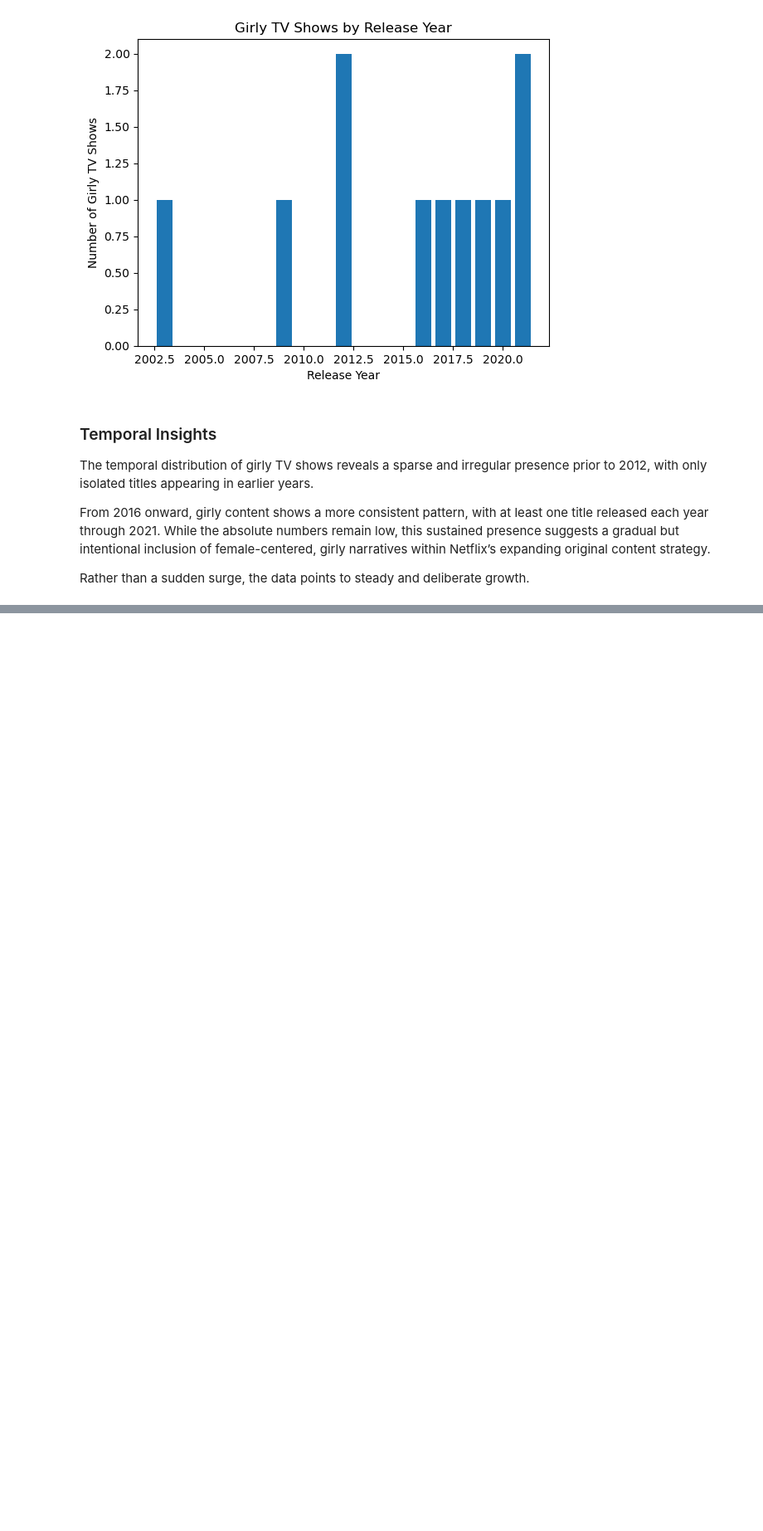
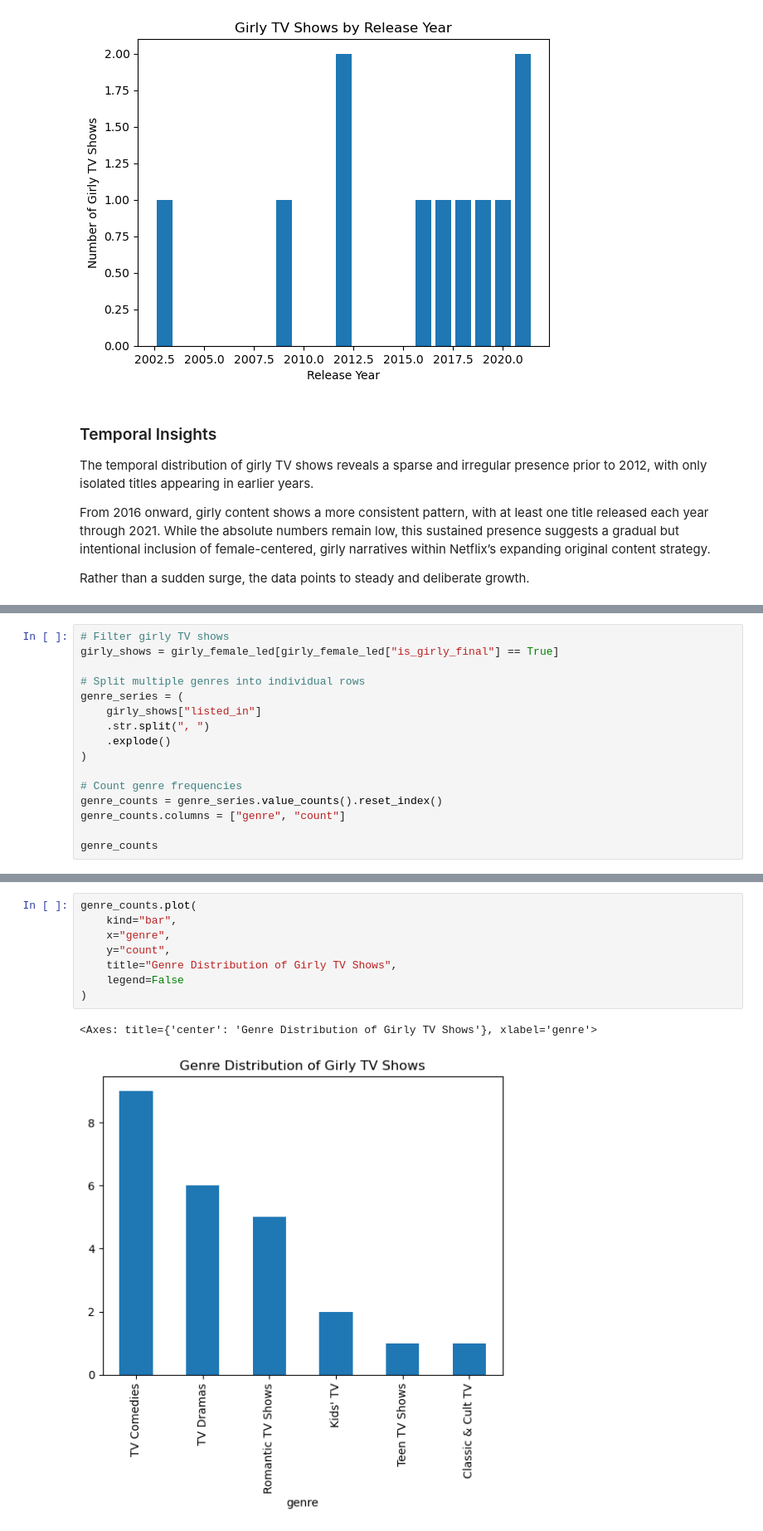
Before and after one commit to nesli10/netflix-girly-shows-analysis, a Jupyter notebook: notebooks/01_data_overview.ipynb, the cells around one changed output, grey strips where cells are left out. Shown at 83% size. Cells and saved outputs as stored; diff of their text form; blank space fills up the shorter version.

Commit message:
girly diziler en çok hangi türde listeleniyor onun analizi yapıldı ve karşılaştırıldı.

```diff
--- a/notebooks/01_data_overview.ipynb
+++ b/notebooks/01_data_overview.ipynb
@@ -473,0 +486,16 @@ Rather than a sudden surge, the data points to steady and deliberate growth.
+# %%
+# Filter girly TV shows
+girly_shows = girly_female_led[girly_female_led["is_girly_final"] == True]
+
+# Split multiple genres into individual rows
+genre_series = (
+    girly_shows["listed_in"]
+    .str.split(", ")
+    .explode()
+)
+
+# Count genre frequencies
+genre_counts = genre_series.value_counts().reset_index()
+genre_counts.columns = ["genre", "count"]
+
+genre_counts
@@ -473,0 +510,11 @@ Rather than a sudden surge, the data points to steady and deliberate growth.
+# %%
+genre_counts.plot(
+    kind="bar",
+    x="genre",
+    y="count",
+    title="Genre Distribution of Girly TV Shows",
+    legend=False
+)
+# %% [output]
+<Axes: title={'center': 'Genre Distribution of Girly TV Shows'}, xlabel='genre'>
+[figure, added]
```
Also changed, not shown: parts of 4 cells of this notebook.
